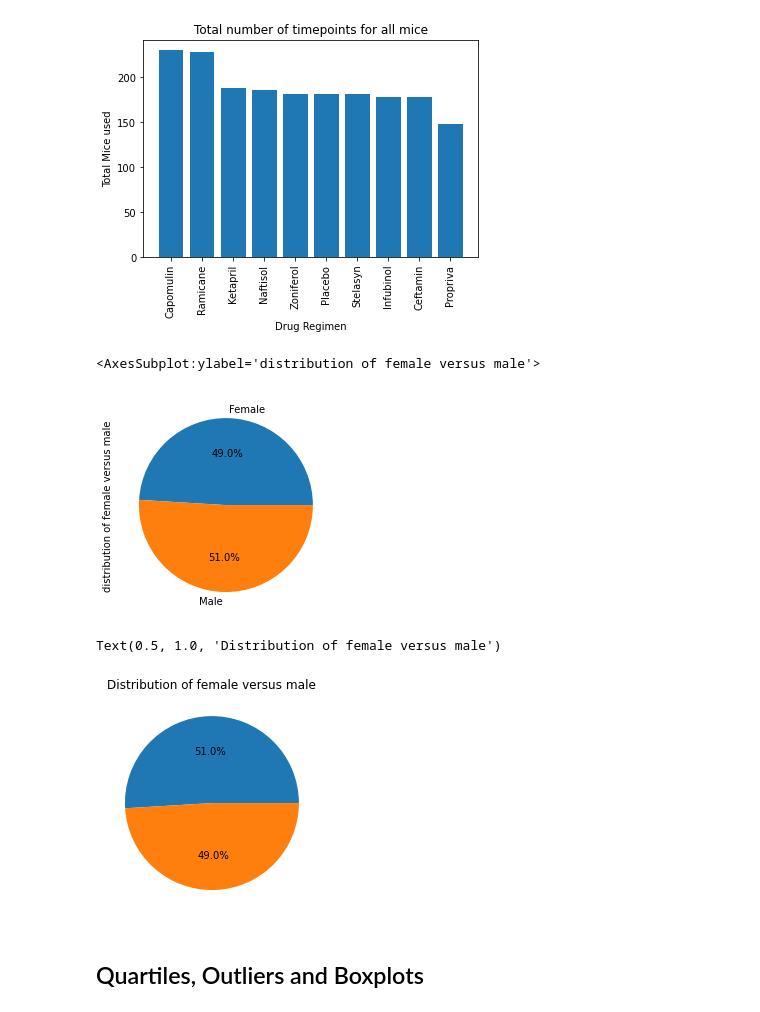
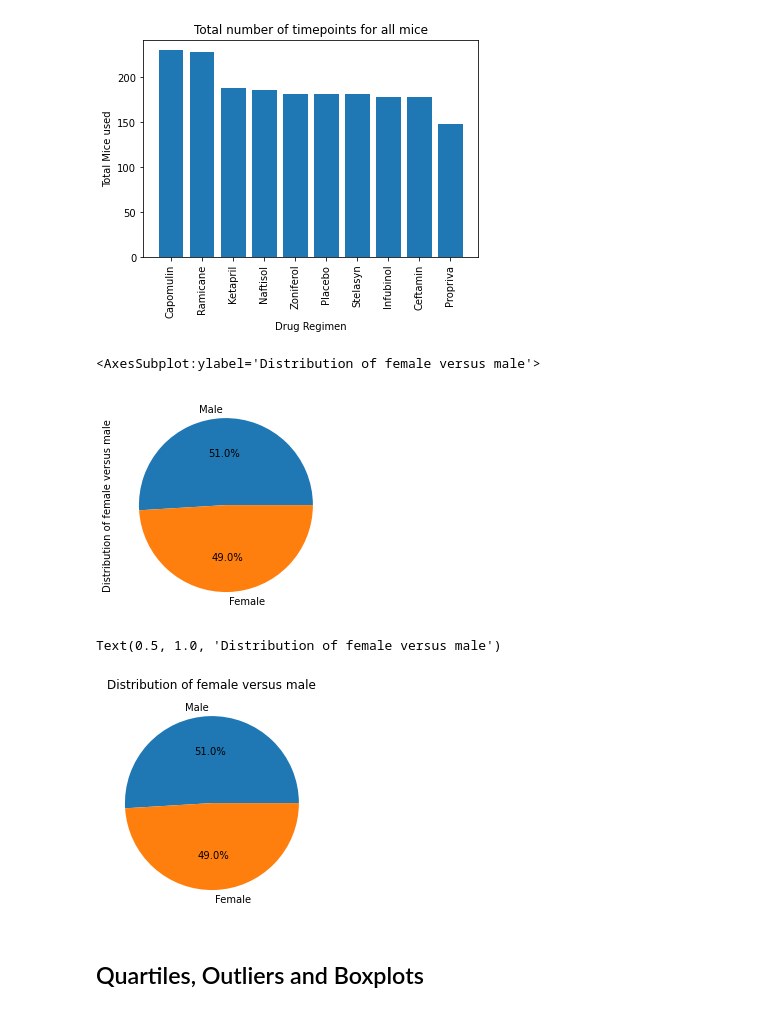
Before and after one commit to ranusuri/matplotlab-challenge, a Jupyter notebook: pymaceuticals_starter.ipynb, the cells around one changed output. Cells and saved outputs as stored; diff of their text form; code cells hidden in the pictures.

Commit message:
completed pie charts

```diff
--- a/pymaceuticals_starter.ipynb
+++ b/pymaceuticals_starter.ipynb
@@ -172,20 +172,20 @@ plt.xticks(rotation=90)
 # %%
 # Generate a pie plot showing the distribution of female versus male mice using Pandas
 mice_grouped_gender = clean_dataset.groupby(["Sex"])['Drug Regimen'].count()
-mice_grouped_gender.plot(kind='pie',ylabel='Distribution of female versus male',autopct="%1.1f%%")
+mice_grouped_gender.sort_values(ascending=False).plot(kind='pie',ylabel='Distribution of female versus male',autopct="%1.1f%%")
 # %% [output]
-<AxesSubplot:ylabel='distribution of female versus male'>
+<AxesSubplot:ylabel='Distribution of female versus male'>
-[figure, old version]
+[figure, new version]
 # %%
 # Generate a pie plot showing the distribution of female versus male mice using pyplot
 
 gender_count = clean_dataset["Sex"].value_counts()
-labels = clean_dataset["Sex"].value_counts()
-plt.pie(gender_count,autopct="%1.1f%%")
+labels = clean_dataset["Sex"].unique()
+plt.pie(gender_count,labels=labels,autopct="%1.1f%%")
 plt.title('Distribution of female versus male')
 # %% [output]
 Text(0.5, 1.0, 'Distribution of female versus male')
-[figure, old version]
+[figure, new version]
 # %% [markdown]
 ## Quartiles, Outliers and Boxplots
 # %%
```
